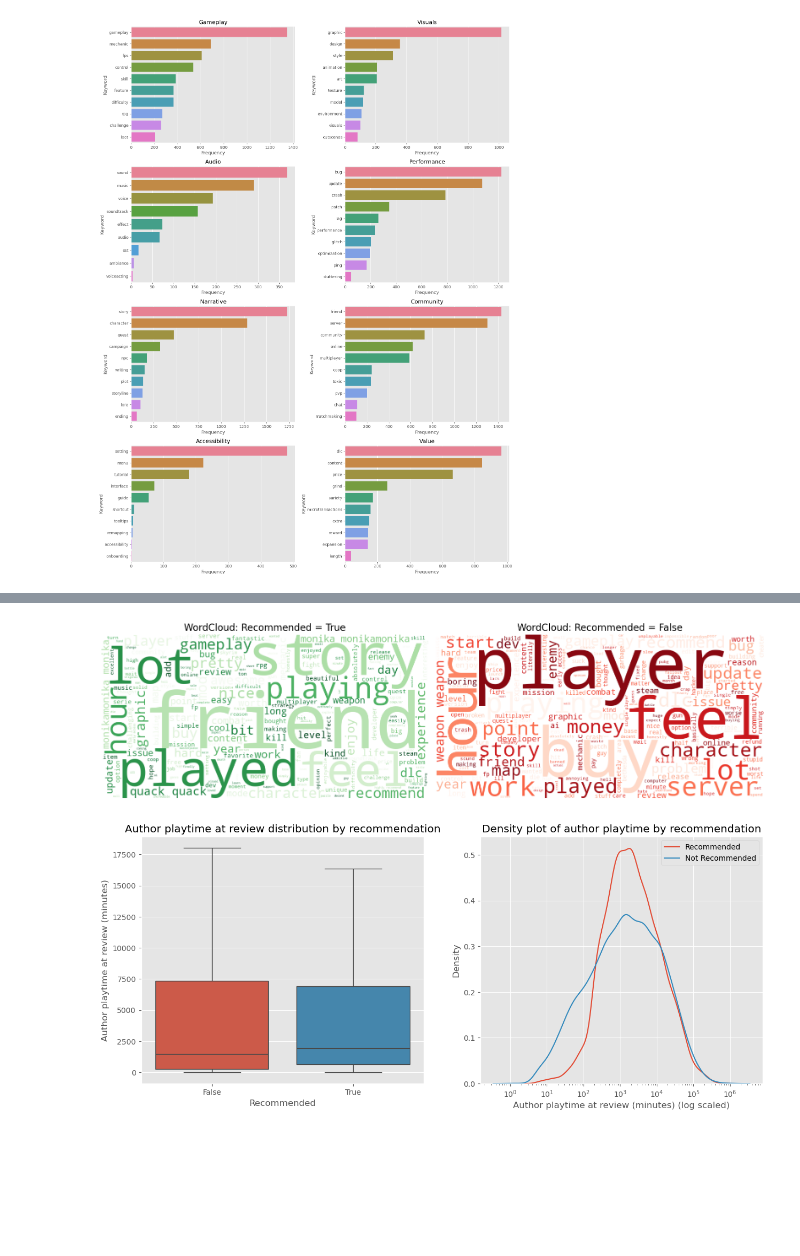
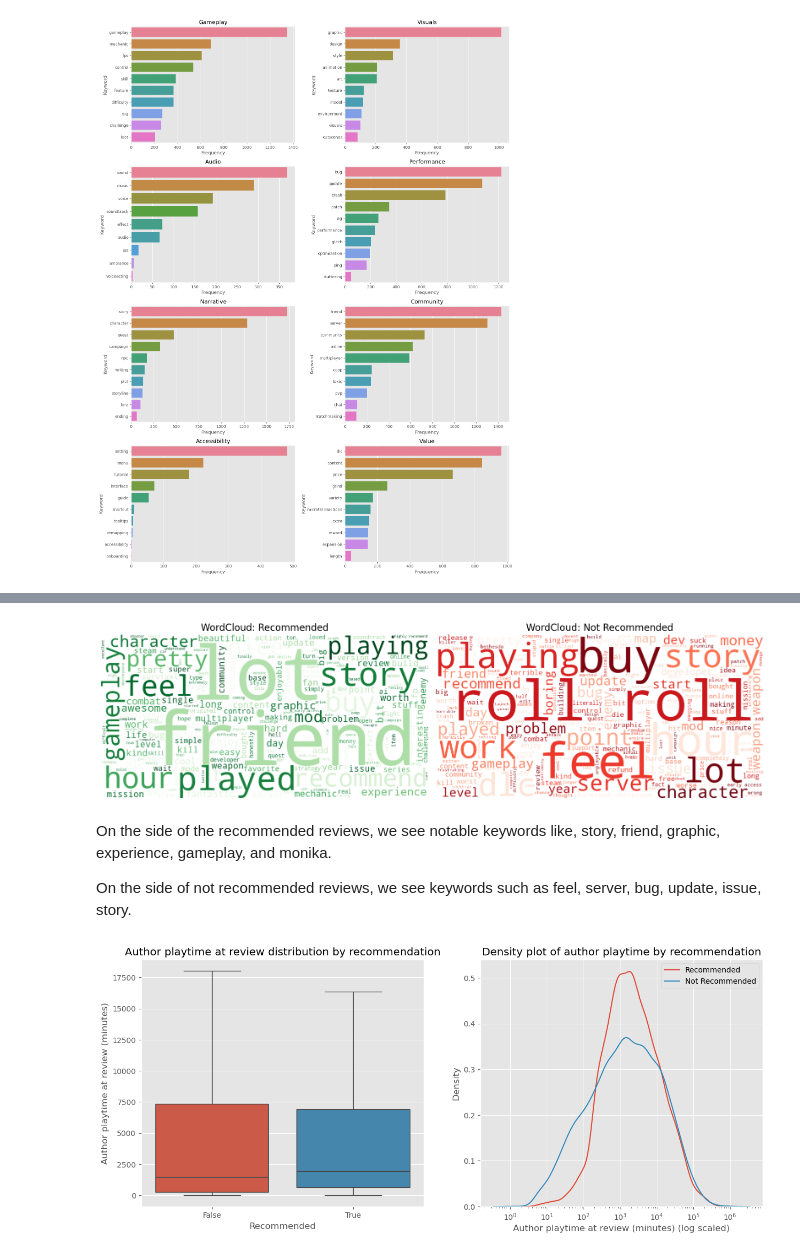
Before and after one commit to DVDMVN/GMDT_PROJ, a Jupyter notebook: exploring_steam_reviews.ipynb, the cells around one changed output, grey strips where cells are left out. Cells and saved outputs as stored; diff of their text form; code cells hidden in the pictures; blank space fills up the shorter version.

```diff
--- a/exploring_steam_reviews.ipynb
+++ b/exploring_steam_reviews.ipynb
@@ -504,44 +512,55 @@ _ = plot_common_words_by_category_stacked()
 # %%
 
 def plot_word_clouds():
-    # Define a set of words to exclude
-    excluded_words = {"game", "good", "fucking", "shit", "play", "bad", "time", "fun", "great", "love", "amazing", "thing", "people", "fuck"}  # Add more words to exclude as needed
+    excluded_words = [
+        "game",
+        "good",
+        "fucking",
+        "shit",
+        "play",
+        "bad",
+        "time",
+        "fun",
+        "great",
+        "love",
+        "amazing",
+        "thing",
+        "people",
+        "fuck",
+        "player"
+    ]  # Add more words to exclude as needed, trying to exclude things like swear words from production
 
-    # Filtering out words
     def filter_tokens(tokens, excluded_words):
         return [word for word in tokens if word.lower() not in excluded_words]
 
-    # Filter tokens for both groups
     steam_reviews['filtered_tokens'] = steam_reviews['even_cleaner_tokenized_review'].apply(lambda tokens: filter_tokens(tokens, excluded_words))
 
-    # Combine tokens into strings for each group
+    # Combining for word cloud usage
     true_text = ' '.join([' '.join(tokens) for tokens in steam_reviews[steam_reviews['recommended'] == True]['filtered_tokens']])
     false_text = ' '.join([' '.join(tokens) for tokens in steam_reviews[steam_reviews['recommended'] == False]['filtered_tokens']])
 
-    # Create word clouds
     true_wordcloud = WordCloud(width=800, height=400, background_color='white', colormap='Greens').generate(true_text)
     false_wordcloud = WordCloud(width=800, height=400, background_color='white', colormap='Reds').generate(false_text)
 
-    # Plot the word clouds
-    plt.figure(figsize=(16, 8))
+    fig, axes = plt.subplots(1, 2, figsize=(16, 8))
+    axes[0].imshow(true_wordcloud, interpolation='bilinear')
+    axes[0].set_title("WordCloud: Recommended", fontsize=16)
+    axes[0].axis('off')
 
-    # Word cloud for 'recommended == True'
-    plt.subplot(1, 2, 1)
-    plt.imshow(true_wordcloud, interpolation='bilinear')
-    plt.title("WordCloud: Recommended = True", fontsize=16)
-    plt.axis('off')
 
-    # Word cloud for 'recommended == False'
-    plt.subplot(1, 2, 2)
-    plt.imshow(false_wordcloud, interpolation='bilinear')
-    plt.title("WordCloud: Recommended = False", fontsize=16)
-    plt.axis('off')
+    axes[1].imshow(false_wordcloud, interpolation='bilinear')
+    axes[1].set_title("WordCloud: Not Recommended", fontsize=16)
+    axes[1].axis('off')
+    plt.tight_layout()
 
-    plt.tight_layout()
-    return plt.gcf()
+    return fig
 _ = plot_word_clouds()
 # %% [output]
-[figure, old version]
+[figure, new version]
+# %% [markdown]
+On the side of the recommended reviews, we see notable keywords like, story, friend, graphic, experience, gameplay, and monika.
+
+On the side of not recommended reviews, we see keywords such as feel, server, bug, update, issue, story.
 # %%
 def plot_author_playtime_by_recommendation_distributions():
     fig, axes = plt.subplots(1, 2, figsize=(15, 6))
```
Also changed, not shown: parts of 11 cells of this notebook, 5 other files.
